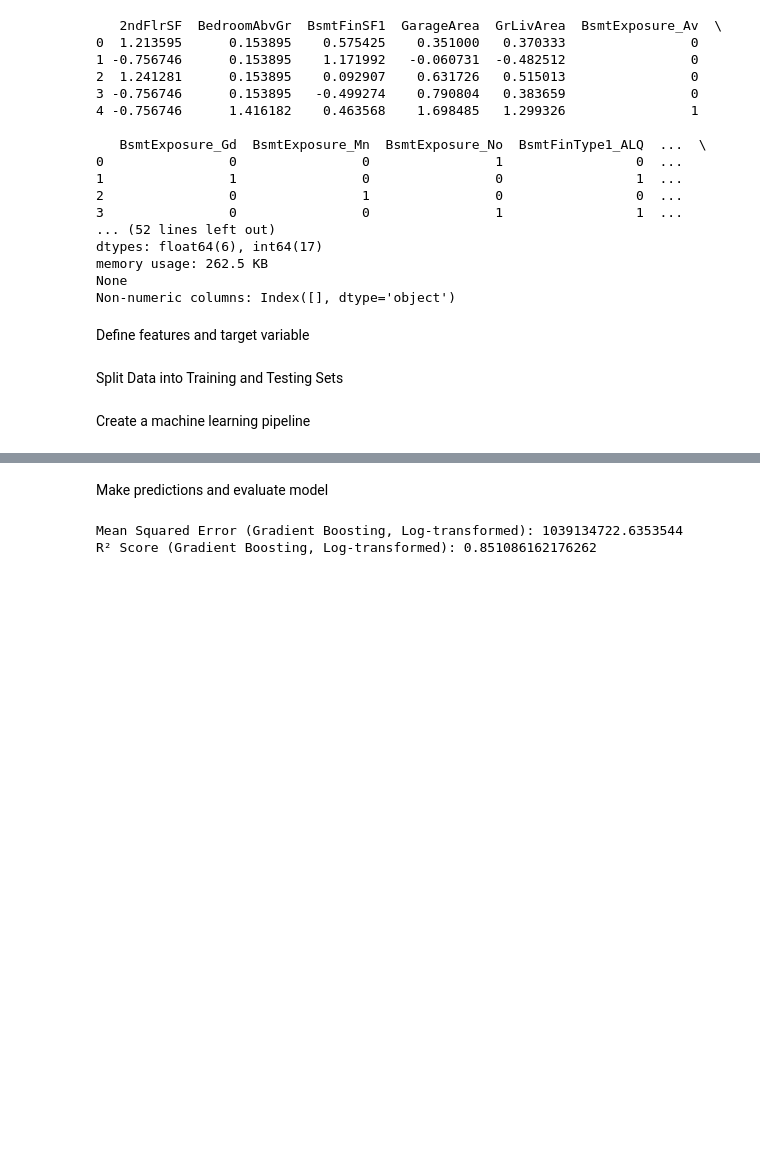
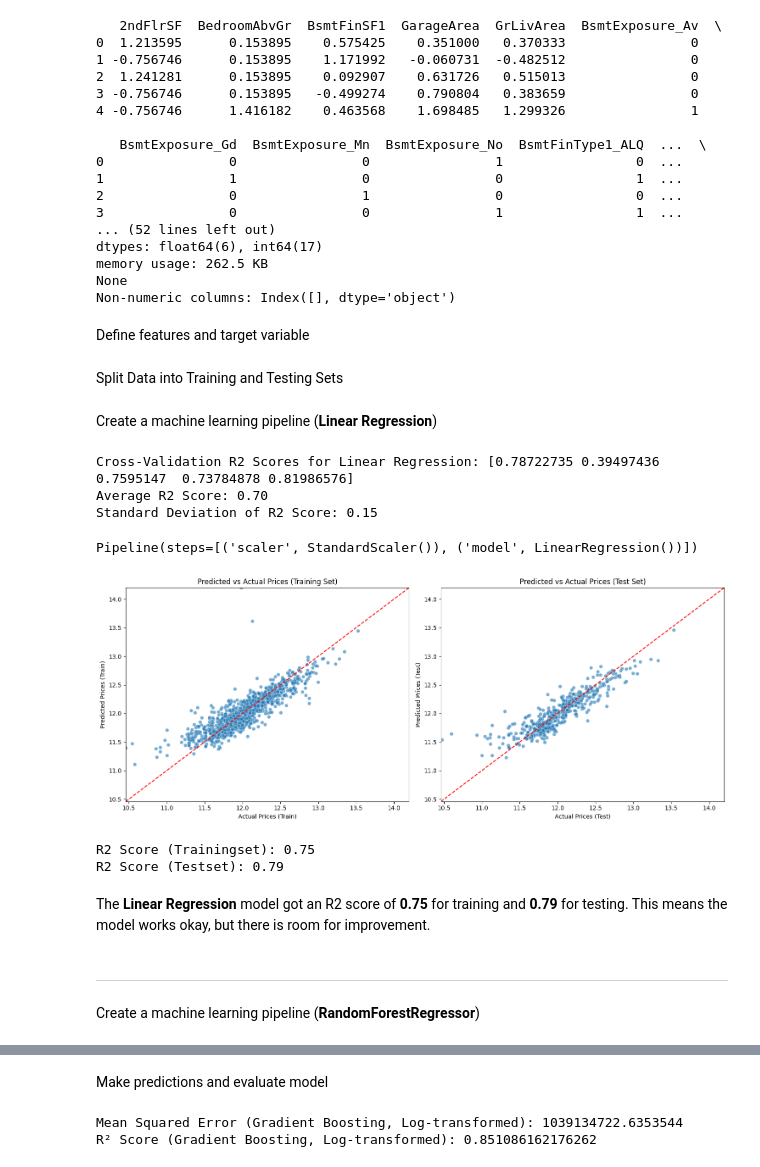
Before and after one commit to Patteerrik/Heritage-Housing-Issues, a Jupyter notebook: jupyter_notebooks/HouseSalePrices.ipynb, the cells around one changed output, grey strips where cells are left out. Cells and saved outputs as stored; diff of their text form; code cells hidden in the pictures; blank space fills up the shorter version.

Commit message:
Add cross-validation, model selection, and explanations

```diff
--- a/jupyter_notebooks/HouseSalePrices.ipynb
+++ b/jupyter_notebooks/HouseSalePrices.ipynb
@@ -107,5 +109,77 @@ y_log = np.log1p(y)
 
 # Train-test split with the log-transformed target variable
 X_train, X_test, y_train, y_test = train_test_split(X, y_log, test_size=0.3, random_state=42)
+# %% [markdown]
+Create a machine learning pipeline (**Linear Regression**)
+# %%
+pipeline = Pipeline([
+    ('scaler', StandardScaler()),  # Scale the features
+    ('model', LinearRegression())  # Model to train
+])
+
+# Perform cross-validation on Linear Regression model
+cross_val_scores_lr = cross_val_score(pipeline, X_train, y_train, cv=5, scoring='r2')
+
+# Print out the average cross-validation score and standard deviation
+print(f"Cross-Validation R2 Scores for Linear Regression: {cross_val_scores_lr}")
+print(f"Average R2 Score: {cross_val_scores_lr.mean():.2f}")
+print(f"Standard Deviation of R2 Score: {cross_val_scores_lr.std():.2f}")
+
+# Fit the pipeline
+pipeline.fit(X_train, y_train)
+# %% [output]
+Cross-Validation R2 Scores for Linear Regression: [0.78722735 0.39497436 0.7595147  0.73784878 0.81986576]
+Average R2 Score: 0.70
+Standard Deviation of R2 Score: 0.15
+Pipeline(steps=[('scaler', StandardScaler()), ('model', LinearRegression())])
+# %%
+# Make Predictions
+# Predict values for training and test datasets
+y_pred_train = pipeline.predict(X_train)
+y_pred_test = pipeline.predict(X_test)
+# %%
+# Create subplots to compare actual vs predicted values
+fig, axes = plt.subplots(nrows=1, ncols=2, figsize=(15, 6))
+
+# Set common limits for both plots
+min_value = min(y_train.min(), y_test.min(), y_pred_train.min(), y_pred_test.min())
+max_value = max(y_train.max(), y_test.max(), y_pred_train.max(), y_pred_test.max())
+
+# Training set
+sns.scatterplot(x=y_train, y=y_pred_train, ax=axes[0], alpha=0.6)
+axes[0].plot([min_value, max_value], [min_value, max_value], color='red', linestyle='--')  # Add a red line for predictions
+axes[0].set_xlabel('Actual Prices (Train)')
+axes[0].set_ylabel('Predicted Prices (Train)')
+axes[0].set_title('Predicted vs Actual Prices (Training Set)')
+axes[0].set_xlim(min_value, max_value)
+axes[0].set_ylim(min_value, max_value)
+
+# Test set
+sns.scatterplot(x=y_test, y=y_pred_test, ax=axes[1], alpha=0.6)
+axes[1].plot([min_value, max_value], [min_value, max_value], color='red', linestyle='--')  # Add a red line for predictions
+axes[1].set_xlabel('Actual Prices (Test)')
+axes[1].set_ylabel('Predicted Prices (Test)')
+axes[1].set_title('Predicted vs Actual Prices (Test Set)')
+axes[1].set_xlim(min_value, max_value)
+axes[1].set_ylim(min_value, max_value)
+
+plt.tight_layout()
+plt.show()
+
+# Calculate R2 scores for training and test sets
+r2_train = r2_score(y_train, y_pred_train)
+r2_test = r2_score(y_test, y_pred_test)
+
+# Print R2 scores
+print(f"R2 Score (Trainingset): {r2_train:.2f}")
+print(f"R2 Score (Testset): {r2_test:.2f}")
+# %% [output]
+[figure, added]
+R2 Score (Trainingset): 0.75
+R2 Score (Testset): 0.79
+# %% [markdown]
+The **Linear Regression** model got an R2 score of **0.75** for training and **0.79** for testing. This means the model works okay, but there is room for improvement.
+# %% [markdown]
+___
 # %% [markdown]
-Create a machine learning pipeline
+Create a machine learning pipeline (**RandomForestRegressor**)
```
Also changed, not shown: parts of 21 cells of this notebook.
